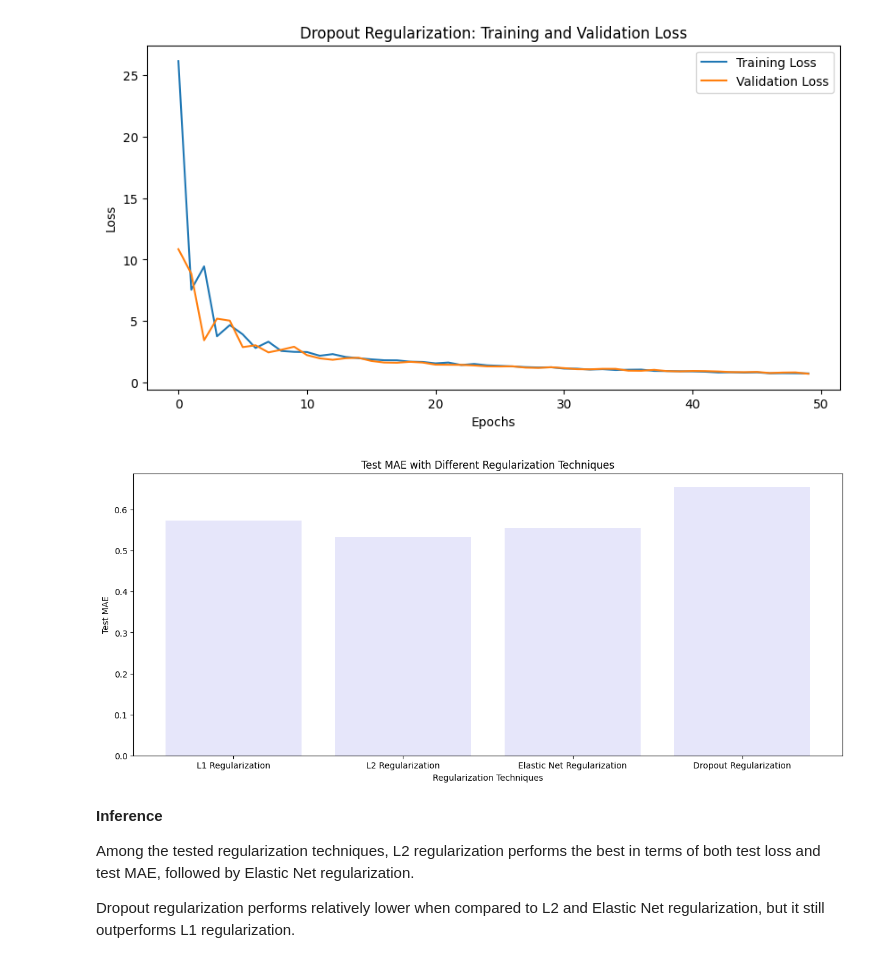
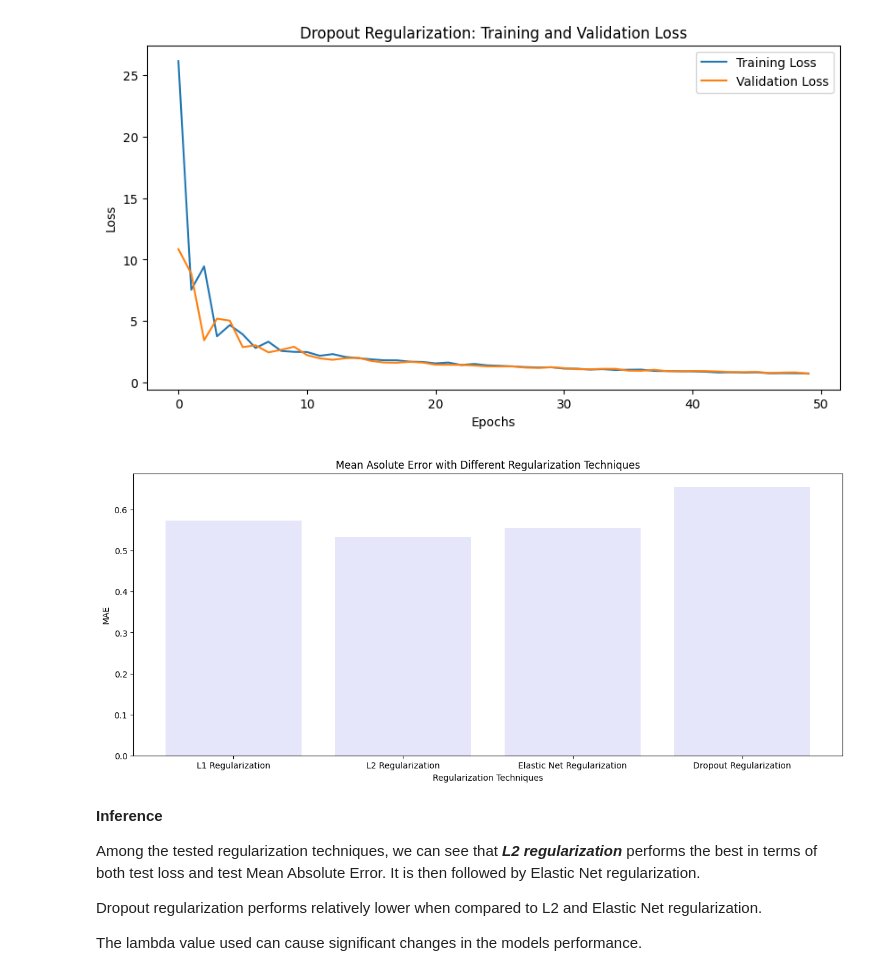
Before and after one commit to issacridhin/LabWorks, a Jupyter notebook: 2348546_DL_CIA2_Retest.ipynb, the cells around one changed output. Cells and saved outputs as stored; diff of their text form; code cells hidden in the pictures.

```diff
--- a/2348546_DL_CIA2_Retest.ipynb
+++ b/2348546_DL_CIA2_Retest.ipynb
@@ -272,18 +272,20 @@ plt.show()
 # %%
 # Bar chart for comparing test MAE of different regularization techniques
 plt.figure(figsize=(15, 6))
 techniques = ['L1 Regularization', 'L2 Regularization', 'Elastic Net Regularization', 'Dropout Regularization']
 test_maes = [test_mae_l1, test_mae_l2, test_mae_elastic_net, test_mae_dropout]
 plt.bar(techniques, test_maes, color='lavender')
-plt.title('Test MAE with Different Regularization Techniques')
+plt.title('Mean Asolute Error with Different Regularization Techniques')
 plt.xlabel('Regularization Techniques')
-plt.ylabel('Test MAE')
+plt.ylabel('MAE')
 plt.show()
 # %% [output]
-[figure, old version]
+[figure, new version]
 # %% [markdown]
 **Inference**
 
-Among the tested regularization techniques, L2 regularization performs the best in terms of both test loss and test MAE, followed by Elastic Net regularization.
+Among the tested regularization techniques, we can see that  ***L2 regularization*** performs the best in terms of both test loss and test Mean Absolute Error. It is then followed by Elastic Net regularization.
 
-Dropout regularization performs relatively lower when compared to L2 and Elastic Net regularization, but it still outperforms L1 regularization.
+Dropout regularization performs relatively lower when compared to L2 and Elastic Net regularization.
+
+The lambda value used can cause significant changes in the models performance.
```
